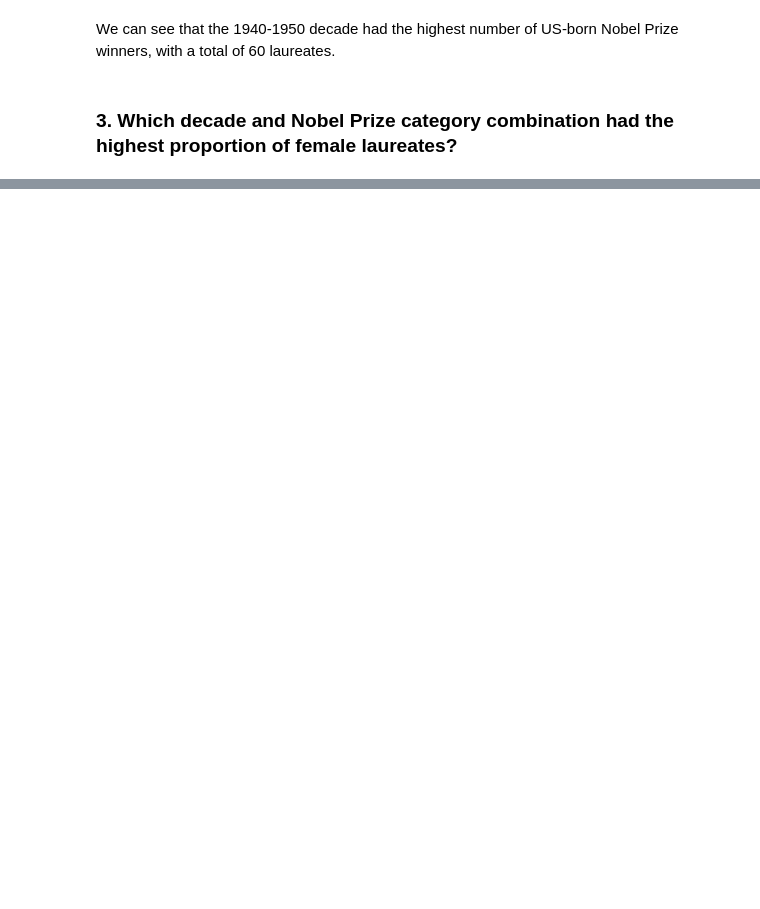
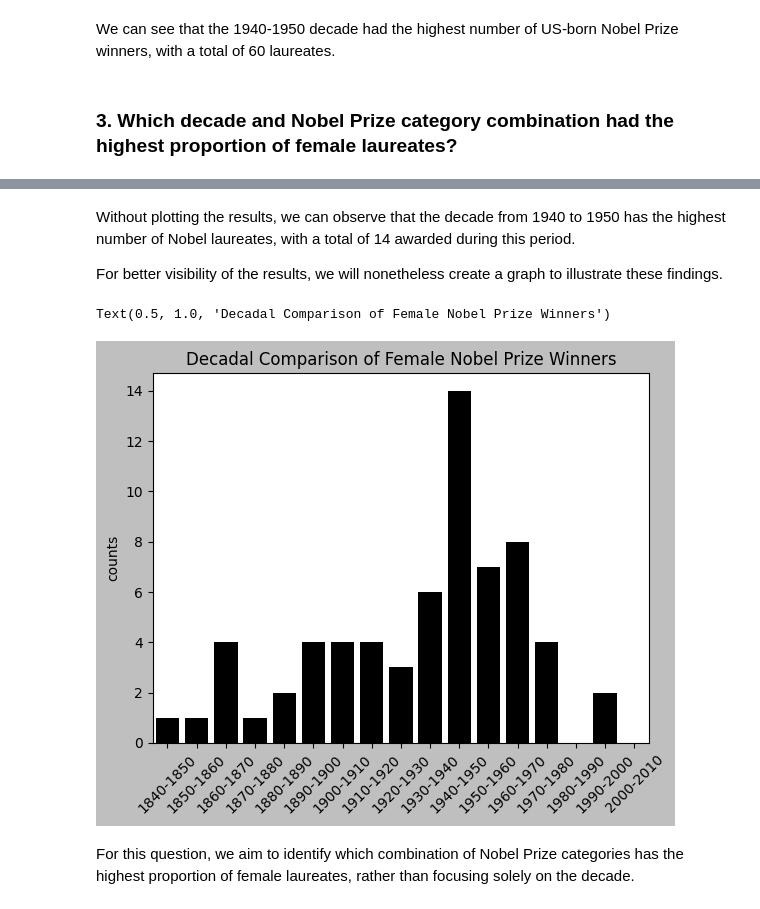
Before and after one commit to Mnr04/Data_Bootcamps_Projects, a Jupyter notebook: Visualizing_Nobel_Prize_Winners.ipynb, the cells around one changed output, grey strips where cells are left out. Saved outputs shown, nothing was run; the diff lists cells and outputs as text; code cells hidden in the pictures; blank space fills up the shorter version.

```diff
--- a/Visualizing_Nobel_Prize_Winners.ipynb
+++ b/Visualizing_Nobel_Prize_Winners.ipynb
@@ -296,0 +254,6 @@ We can see that the 1940-1950 decade had the highest number of US-born Nobel Pri
+# %%
+bins = [1840, 1850, 1860, 1870, 1880, 1890, 1900, 1910, 1920, 1930, 1940, 1950, 1960, 1970, 1980, 1990, 2000, 2010]
+labels = ['1840-1850','1850-1860', '1860-1870', '1870-1880', '1880-1890', '1890-1900',
+          '1900-1910', '1910-1920', '1920-1930', '1930-1940', '1940-1950', '1950-1960', '1960-1970', '1970-1980', '1980-1990', '1990-2000', '2000-2010']
+# %%
+female_laureates["decade"] = pd.cut(female_laureates["birth_year"], bins=bins, labels=labels, right=False)
@@ -296,0 +266,2 @@ We can see that the 1940-1950 decade had the highest number of US-born Nobel Pri
+# %%
+top_female_decade = female_laureates["decade"].value_counts()
@@ -296,0 +290,18 @@ We can see that the 1940-1950 decade had the highest number of US-born Nobel Pri
+# %% [markdown]
+Without plotting the results, we can observe that the decade from 1940 to 1950 has the highest number of Nobel laureates, with a total of 14 awarded during this period.
+
+For better visibility of the results, we will nonetheless create a graph to illustrate these findings.
+# %%
+top_female_decade = top_female_decade.reset_index()
+top_female_decade.columns = ['decade', 'counts']
+# %%
+plt.style.use('grayscale')
+sns.barplot(data=top_female_decade, x="decade", y="counts")
+plt.xticks(rotation = 45)
+plt.xlabel("")
+plt.title('Decadal Comparison of Female Nobel Prize Winners')
+# %% [output]
+Text(0.5, 1.0, 'Decadal Comparison of Female Nobel Prize Winners')
+[figure, added]
+# %% [markdown]
+For this question, we aim to identify which combination of Nobel Prize categories has the highest proportion of female laureates, rather than focusing solely on the decade.
```
Also changed, not shown: parts of 49 cells of this notebook.
